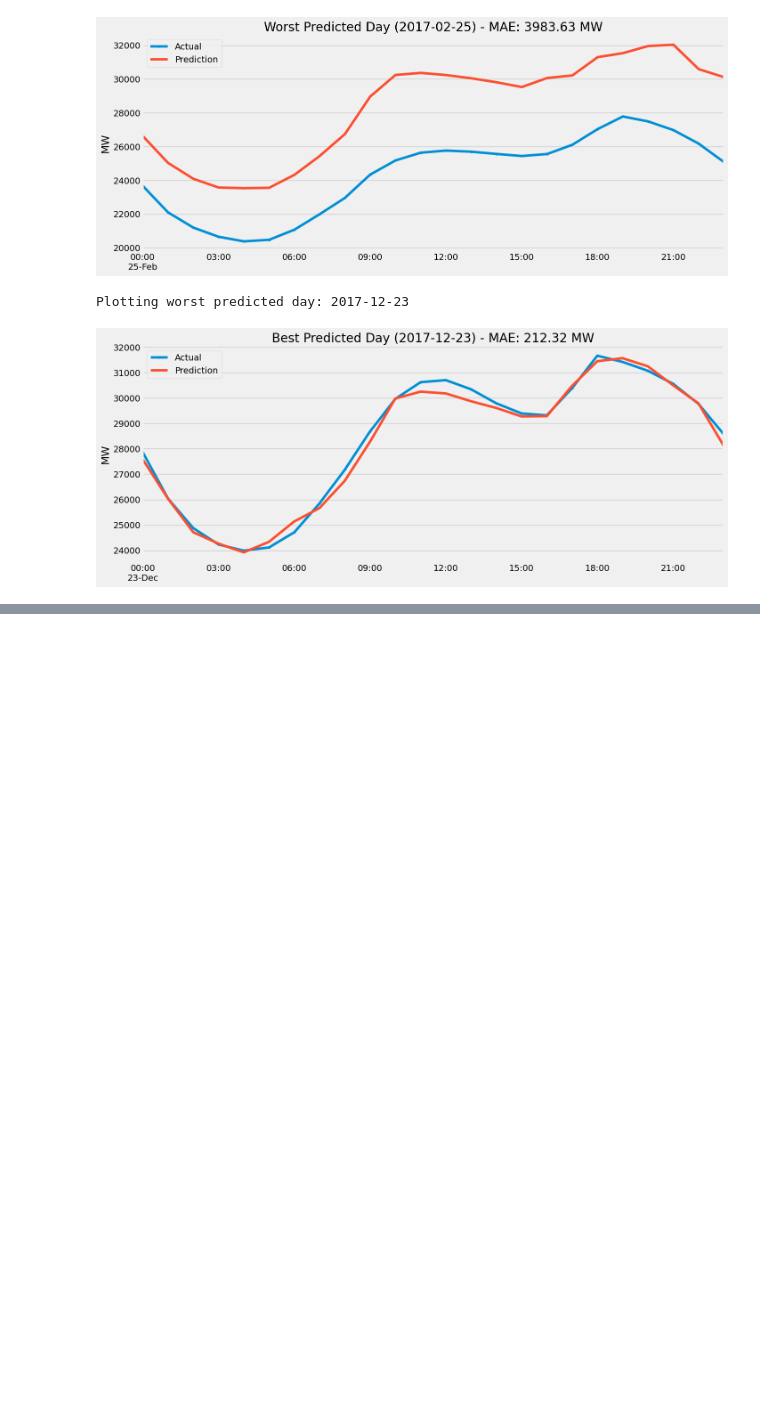
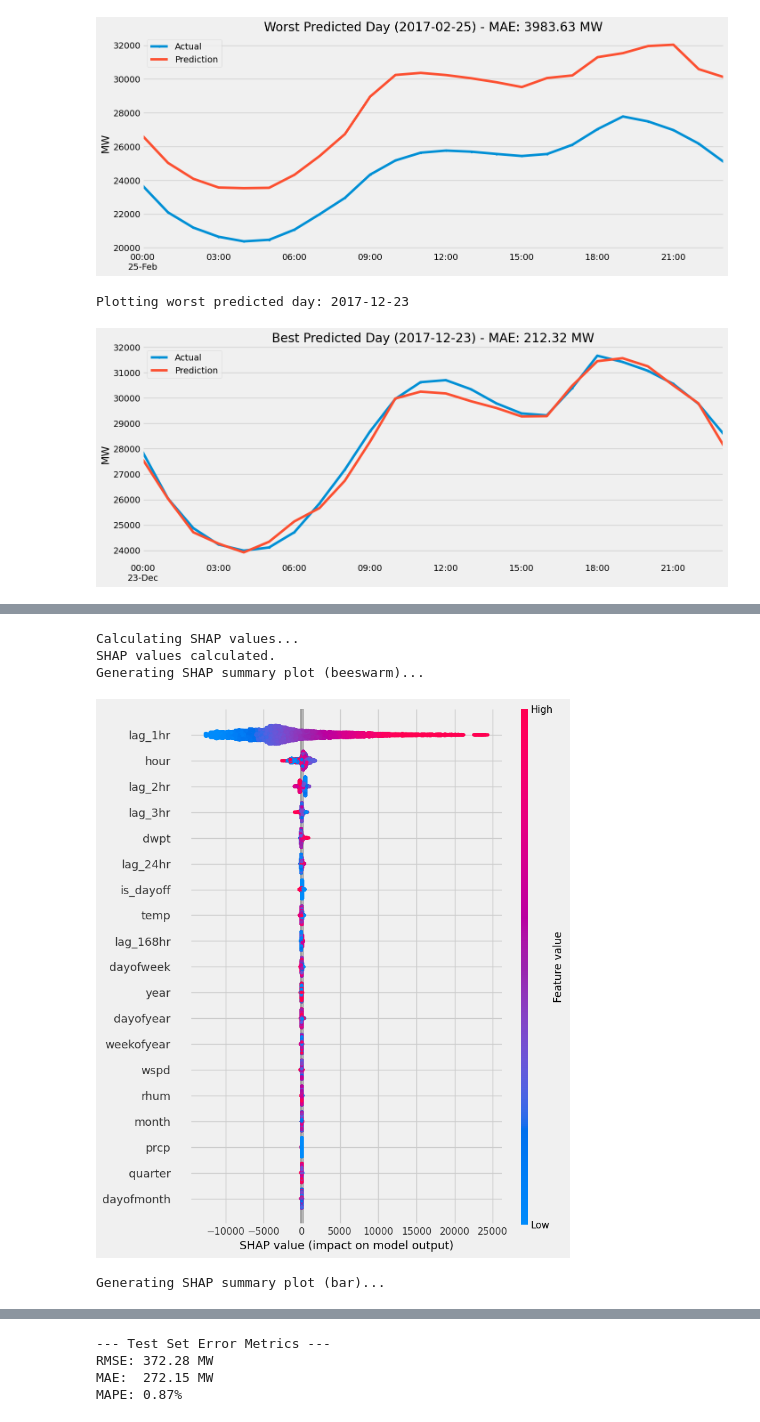
Before and after one commit to tealeave/hourly_energy_consumption, a Jupyter notebook: notebooks/xgboost-weather-lag.ipynb, the cells around one changed output, grey strips where cells are left out. Cells and saved outputs as stored; diff of their text form; code cells hidden in the pictures; blank space fills up the shorter version.

```diff
--- a/notebooks/time-series-forecasting-with-xgboost-2.ipynb
+++ b/notebooks/xgboost-weather-lag.ipynb
@@ -613,0 +730,19 @@ Plotting worst predicted day: 2017-12-23
+# %%
+# Instantiate the XGBoost regressor
+reg_w_lag = xgb.XGBRegressor(
+    n_estimators=1000,            # Maximum number of boosting rounds (trees)
+    early_stopping_rounds=50,     # Stop if validation RMSE doesn't improve for 50 rounds
+    learning_rate=0.01,           # Step size shrinkage (default 0.3 is often too high)
+    objective='reg:squarederror', # Specify regression objective
+    n_jobs=-1,                    # Use all available CPU cores
+    random_state=42               # For reproducibility
+)
+
+# Fit the model using training data, evaluating on the validation set
+print("Training XGBoost model...")
+reg_w_lag.fit(
+    X_train, y_train,
+    eval_set=[(X_train, y_train), (X_val, y_val)],
+    verbose=100 # Print evaluation results every 100 rounds
+)
+print("Model training complete.")
@@ -613,0 +763,23 @@ Plotting worst predicted day: 2017-12-23
+# %%
+# Explain model predictions using SHAP
+print("Calculating SHAP values...")
+explainer = shap.TreeExplainer(reg_w_lag)
+# Use the validation set for SHAP values
+shap_values = explainer.shap_values(X_val)
+print("SHAP values calculated.")
+
+# Plot SHAP summary plot (beeswarm)
+print("Generating SHAP summary plot (beeswarm)...")
+shap.summary_plot(shap_values, X_val, feature_names=X_val.columns)
+plt.show() # Ensure plot is displayed
+
+# Plot SHAP summary plot (bar)
+print("Generating SHAP summary plot (bar)...")
+shap.summary_plot(shap_values, X_val, feature_names=X_val.columns, plot_type="bar")
+plt.show() # Ensure plot is displayed
+# %% [output]
+Calculating SHAP values...
+SHAP values calculated.
+Generating SHAP summary plot (beeswarm)...
+[figure, added]
+Generating SHAP summary plot (bar)...
@@ -613,0 +787,27 @@ Plotting worst predicted day: 2017-12-23
+# %%
+# Make predictions on the test set
+test_df['MW_Prediction'] = reg_w_lag.predict(X_test)
+
+# Combine train/val/test for plotting full series (add target back to train/val)
+train_df_plot = train_df.copy()
+train_df_plot[TARGET] = y_train
+val_df_plot = val_df.copy()
+val_df_plot[TARGET] = y_val
+all_df = pd.concat([train_df_plot, val_df_plot, test_df], sort=False)
+
+y_true_test = test_df[TARGET]
+y_pred_test = test_df['MW_Prediction']
+
+rmse = np.sqrt(mean_squared_error(y_true=y_true_test, y_pred=y_pred_test))
+mae = mean_absolute_error(y_true=y_true_test, y_pred=y_pred_test)
+mape = mean_absolute_percentage_error(y_true=y_true_test, y_pred=y_pred_test)
+
+print("--- Test Set Error Metrics ---")
+print(f"RMSE: {rmse:,.2f} MW")
+print(f"MAE:  {mae:,.2f} MW")
+print(f"MAPE: {mape:.2f}%")
+# %% [output]
+--- Test Set Error Metrics ---
+RMSE: 372.28 MW
+MAE:  272.15 MW
+MAPE: 0.87%
```
Also changed, not shown: parts of 9 cells of this notebook, 3 other files.
